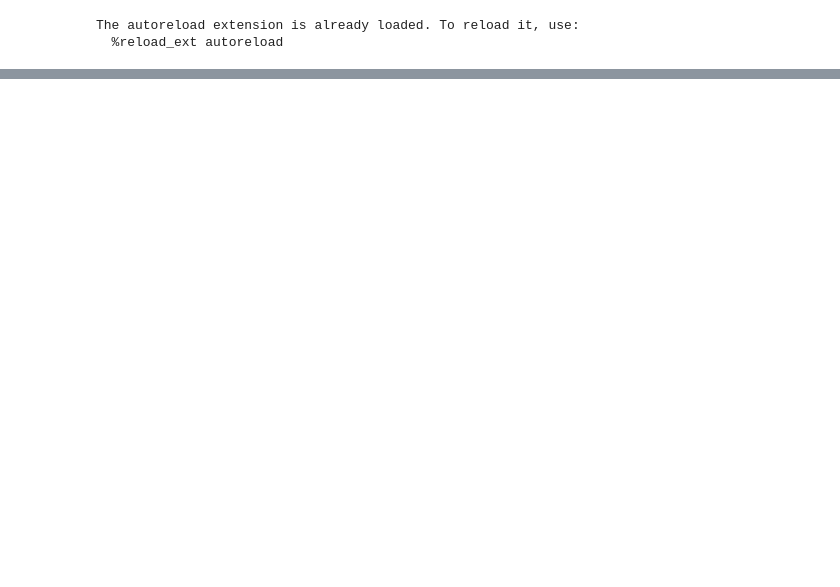
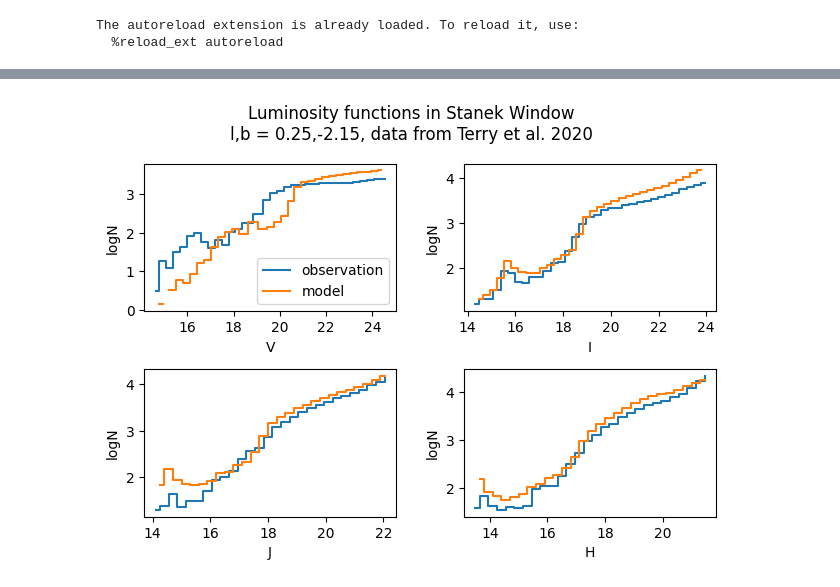
Before and after one commit to synthpop-galaxy/synthpop-model-eval, a Jupyter notebook: synthpop_test_examples.ipynb, the cells around one changed output, grey strips where cells are left out. Drawn from its saved outputs; the diff is of its cells as text; code cells hidden in the pictures; blank space fills up the shorter version.

```diff
--- a/synthpop_test_examples.ipynb
+++ b/synthpop_test_examples.ipynb
@@ -8,6 +8,7 @@ The autoreload extension is already loaded. To reload it, use:
   %reload_ext autoreload
 # %%
 mod_dat = pd.read_csv('../synthpop-dev/outputfiles/hst_bulge_treasury_sim/Huston2023_l0.250_b-2.150.csv')
+mod_dat2 = pd.read_csv('../synthpop-dev/outputfiles/hst_bulge_treasury_sim/Huston2023_nsd_l0.250_b-2.150.csv')
 # %%
 lf?
 # %% [output]
@@ -39,0 +43,5 @@ lf.compare_stanekwindow({'V':mod_dat['WFC3_UVIS_F555W'], 'I':mod_dat['WFC3_UVIS_
+# %%
+lf.compare_stanekwindow({'V':mod_dat2['WFC3_UVIS_F555W'], 'I':mod_dat2['WFC3_UVIS_F814W'],
+                     'J':mod_dat2['WFC3_IR_F110W'], 'H':mod_dat2['WFC3_IR_F160W']},0.002)
+# %% [output]
+[figure, added]
```
Also changed, not shown: parts of 3 cells of this notebook, 7 other files.
